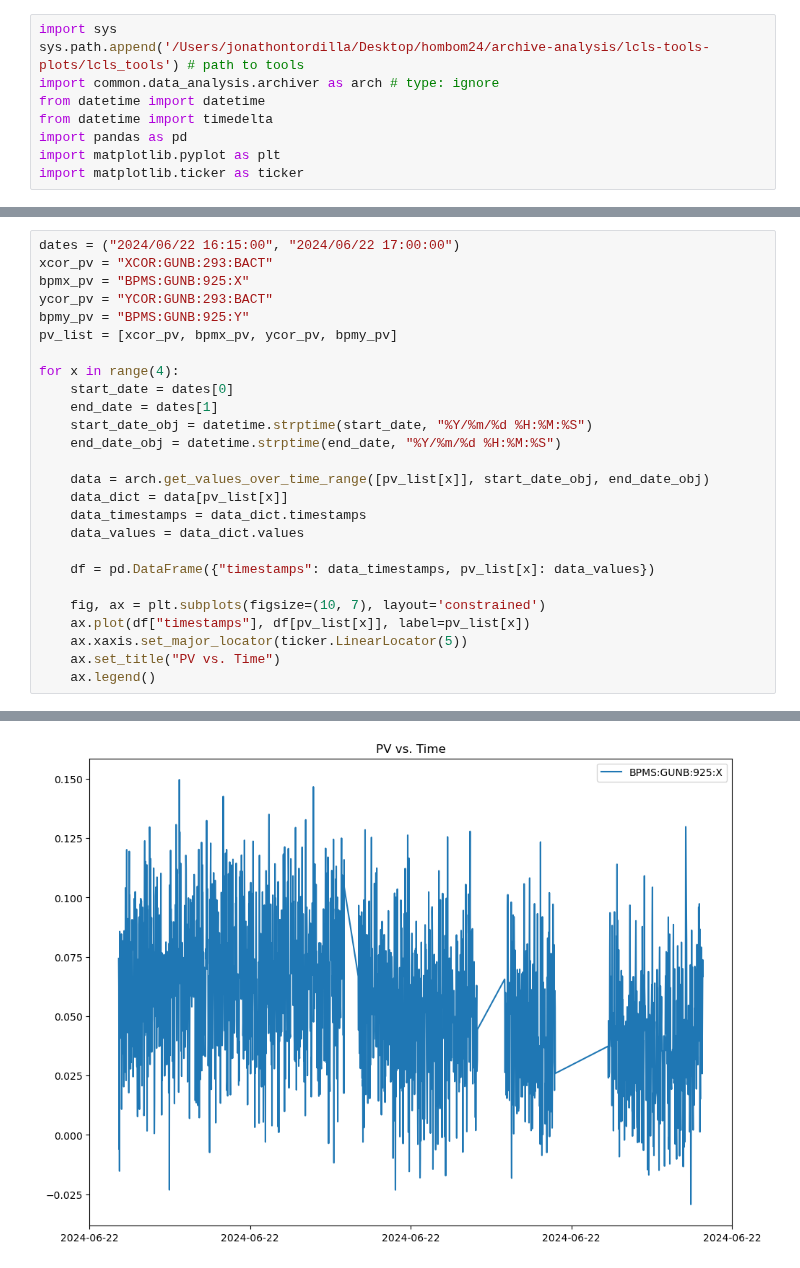
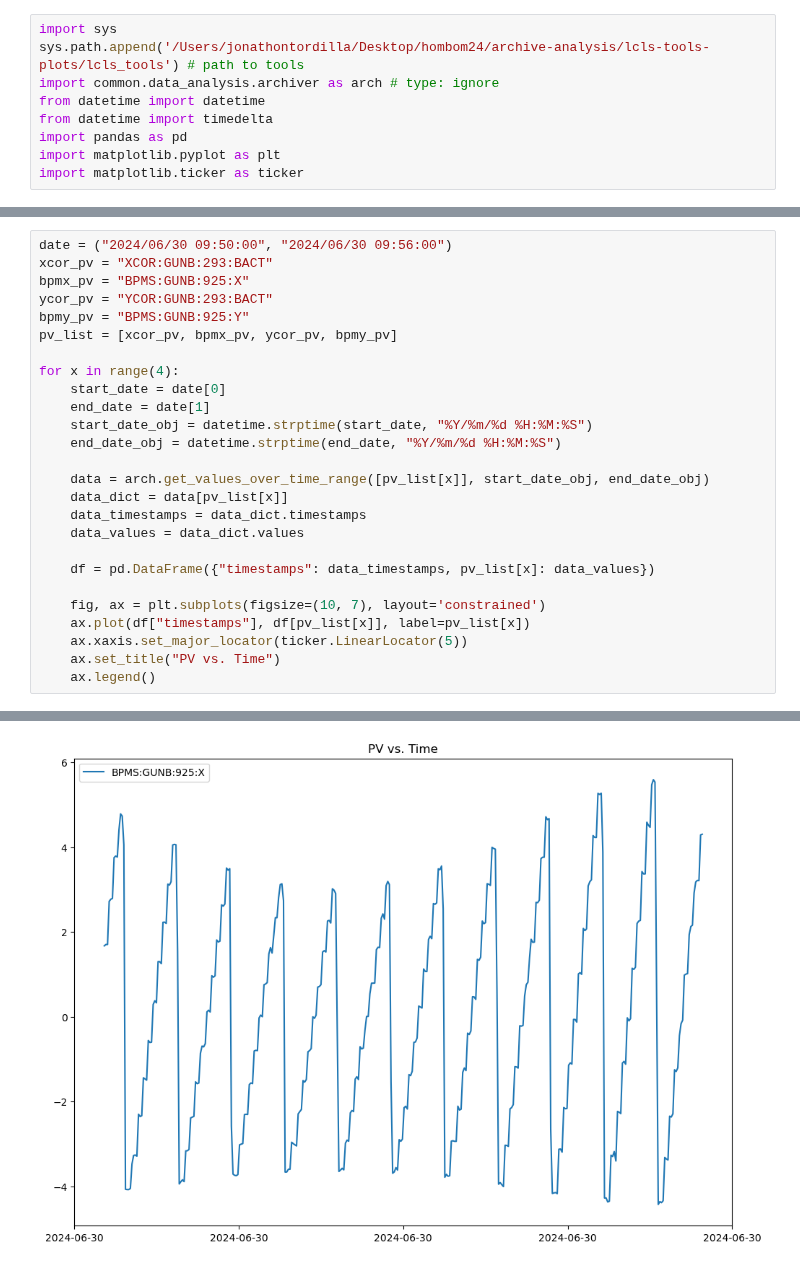
Before and after one commit to jpgtordilla/hombom24, a Jupyter notebook: archive-analysis/lcls-tools-plots/charge_separated_plots/dev_find_timeseries_lcls.ipynb, the cells around one changed output, grey strips where cells are left out. Saved outputs shown, nothing was run; the diff lists cells and outputs as text.

Commit message:
working on creating plots over time

```diff
--- a/archive-analysis/lcls-tools-plots/charge_separated_plots/dev_find_timeseries_lcls.ipynb
+++ b/archive-analysis/lcls-tools-plots/charge_separated_plots/dev_find_timeseries_lcls.ipynb
@@ -10,5 +44,5 @@ import matplotlib.ticker as ticker
 # %%
-dates = ("2024/06/22 16:15:00", "2024/06/22 17:00:00")
+date = ("2024/06/30 09:50:00", "2024/06/30 09:56:00")
 xcor_pv = "XCOR:GUNB:293:BACT"
 bpmx_pv = "BPMS:GUNB:925:X"
 ycor_pv = "YCOR:GUNB:293:BACT"
@@ -16,8 +50,8 @@ bpmy_pv = "BPMS:GUNB:925:Y"
 pv_list = [xcor_pv, bpmx_pv, ycor_pv, bpmy_pv]
 
 for x in range(4):
-    start_date = dates[0]
-    end_date = dates[1]
+    start_date = date[0]
+    end_date = date[1]
     start_date_obj = datetime.strptime(start_date, "%Y/%m/%d %H:%M:%S")
     end_date_obj = datetime.strptime(end_date, "%Y/%m/%d %H:%M:%S")
 
@@ -38 +72 @@ for x in range(4):
-[figure, old version]
+[figure, new version]
```
Also changed, not shown: parts of 2 cells of this notebook, 3 other files.
